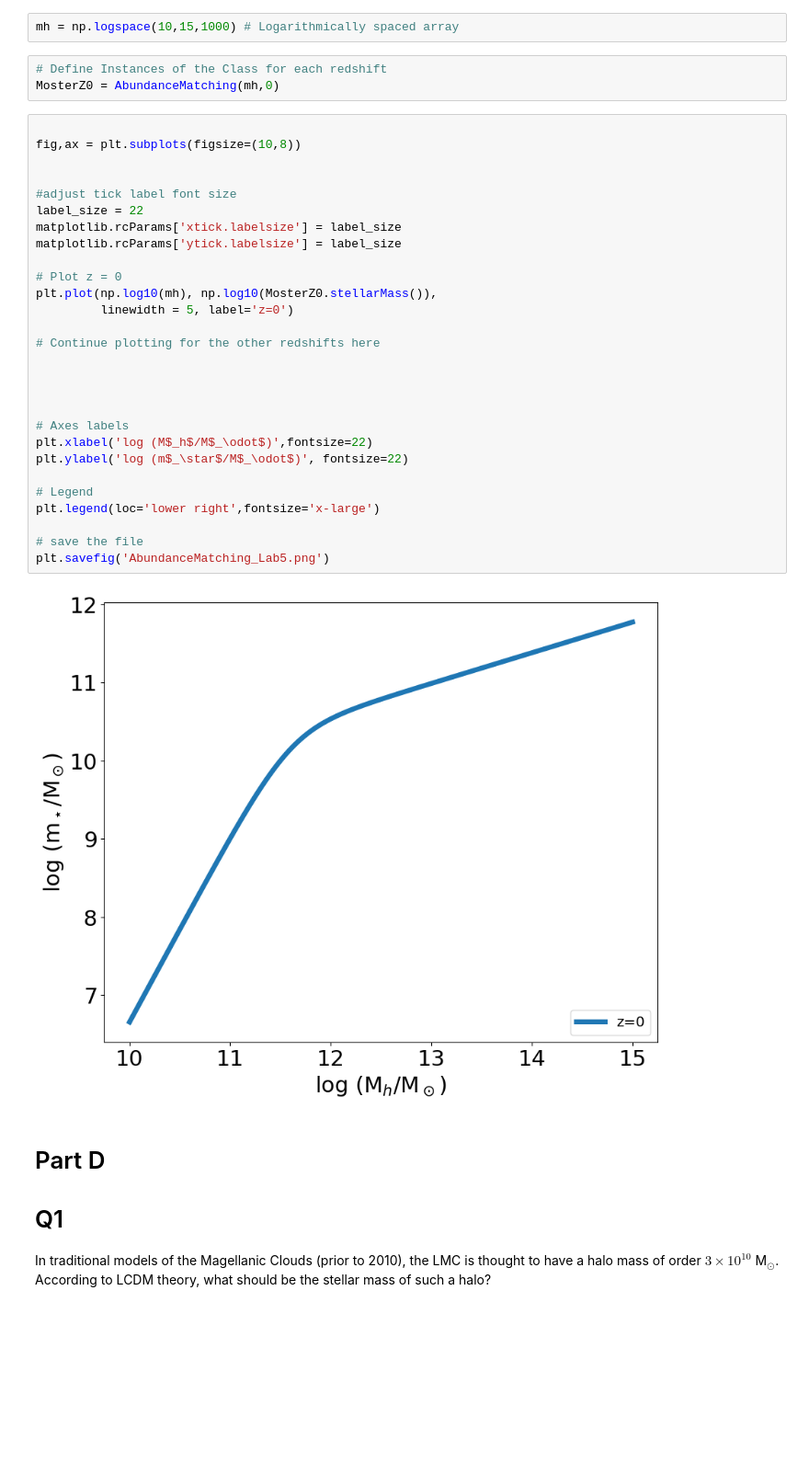
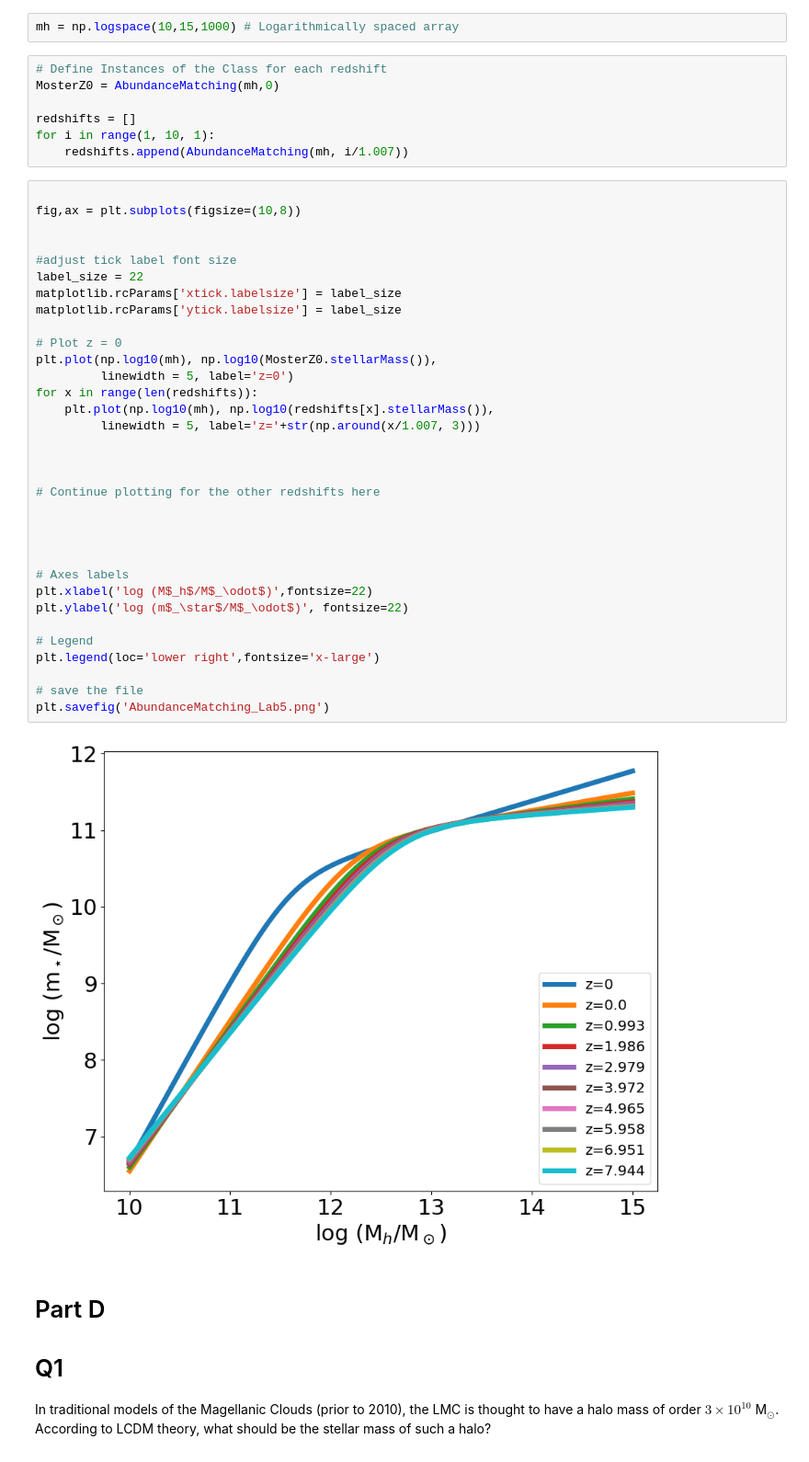
Before and after one commit to apd107/400B_2023_debrae, a Jupyter notebook: Labs/Lab5/Lab5.ipynb, the cells around one changed output. Shown at 92% size. Cells and saved outputs as stored; diff of their text form; blank space fills up the shorter version.

```diff
--- a/Labs/Lab5/Lab5.ipynb
+++ b/Labs/Lab5/Lab5.ipynb
@@ -184,36 +184,45 @@ mh = np.logspace(10,15,1000) # Logarithmically spaced array
 # %%
 # Define Instances of the Class for each redshift
 MosterZ0 = AbundanceMatching(mh,0)
+
+redshifts = []
+for i in range(1, 10, 1):
+    redshifts.append(AbundanceMatching(mh, i/1.007))
 # %%
 
 fig,ax = plt.subplots(figsize=(10,8))
 
 
 #adjust tick label font size
 label_size = 22
 matplotlib.rcParams['xtick.labelsize'] = label_size
 matplotlib.rcParams['ytick.labelsize'] = label_size
 
 # Plot z = 0
 plt.plot(np.log10(mh), np.log10(MosterZ0.stellarMass()),
          linewidth = 5, label='z=0')
+for x in range(len(redshifts)):
+    plt.plot(np.log10(mh), np.log10(redshifts[x].stellarMass()),
+         linewidth = 5, label='z='+str(np.around(x/1.007, 3)))
+
+
 
 # Continue plotting for the other redshifts here
 
 
 
 
 # Axes labels
 plt.xlabel('log (M$_h$/M$_\odot$)',fontsize=22)
 plt.ylabel('log (m$_\star$/M$_\odot$)', fontsize=22)
 
 # Legend
 plt.legend(loc='lower right',fontsize='x-large')
 
 # save the file
 plt.savefig('AbundanceMatching_Lab5.png')
 # %% [output]
-[figure, old version]
+[figure, new version]
 # %% [markdown]
 # Part D
 
```
Also changed, not shown: parts of 4 cells of this notebook, 1 other file.
